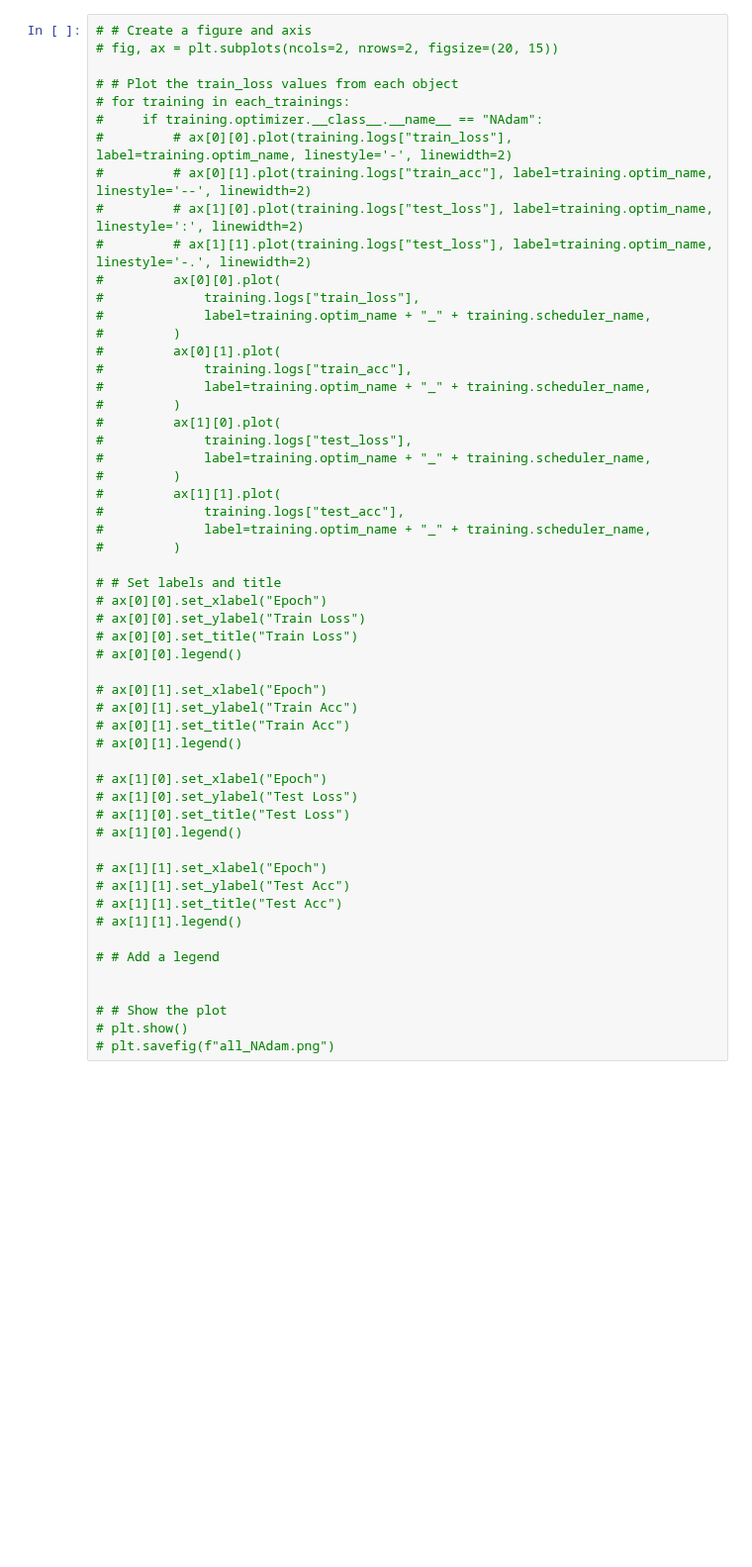
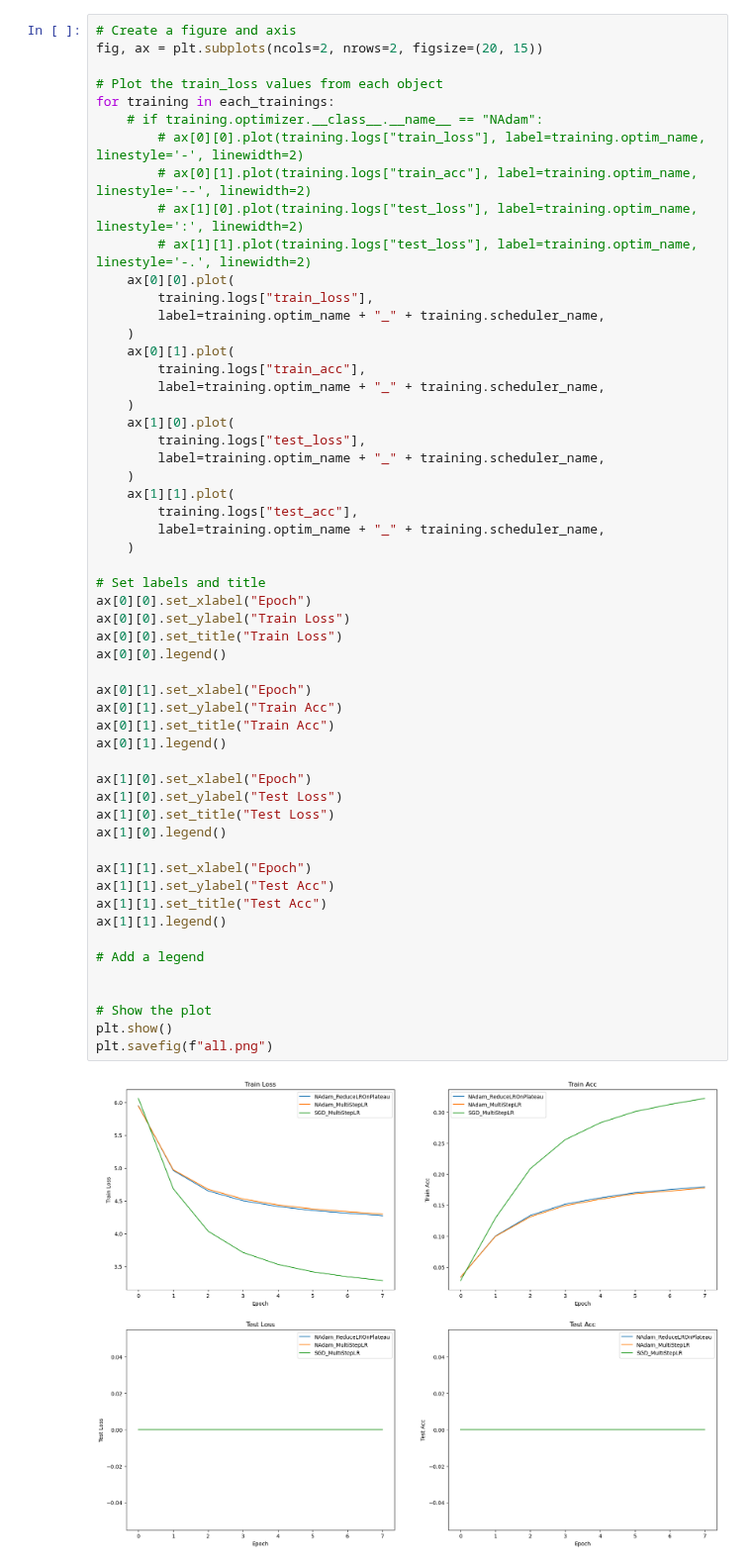
Before and after one commit to jiho264/MyResNet, a Jupyter notebook: models/2-5-MyResNet34_ImageNet2012_Multi/multi_log_viewer.ipynb, the cells around one changed output. Shown at 99% size. Saved outputs shown, nothing was run; the diff lists cells and outputs as text; blank space fills up the shorter version.

Commit message:
update 2-3 figure

```diff
--- a/models/2-5-MyResNet34_ImageNet2012_Multi/multi_log_viewer.ipynb
+++ b/models/2-5-MyResNet34_ImageNet2012_Multi/multi_log_viewer.ipynb
@@ -309,57 +349,59 @@ Current learning rate: 0.002
 # plt.show()
 # plt.savefig(f"all_SGD.png")
 # %%
-# # Create a figure and axis
-# fig, ax = plt.subplots(ncols=2, nrows=2, figsize=(20, 15))
+# Create a figure and axis
+fig, ax = plt.subplots(ncols=2, nrows=2, figsize=(20, 15))
 
-# # Plot the train_loss values from each object
-# for training in each_trainings:
-#     if training.optimizer.__class__.__name__ == "NAdam":
-#         # ax[0][0].plot(training.logs["train_loss"], label=training.optim_name, linestyle='-', linewidth=2)
-#         # ax[0][1].plot(training.logs["train_acc"], label=training.optim_name, linestyle='--', linewidth=2)
-#         # ax[1][0].plot(training.logs["test_loss"], label=training.optim_name, linestyle=':', linewidth=2)
-#         # ax[1][1].plot(training.logs["test_loss"], label=training.optim_name, linestyle='-.', linewidth=2)
-#         ax[0][0].plot(
-#             training.logs["train_loss"],
-#             label=training.optim_name + "_" + training.scheduler_name,
-#         )
-#         ax[0][1].plot(
-#             training.logs["train_acc"],
-#             label=training.optim_name + "_" + training.scheduler_name,
-#         )
-#         ax[1][0].plot(
-#             training.logs["test_loss"],
-#             label=training.optim_name + "_" + training.scheduler_name,
-#         )
-#         ax[1][1].plot(
-#             training.logs["test_acc"],
-#             label=training.optim_name + "_" + training.scheduler_name,
-#         )
+# Plot the train_loss values from each object
+for training in each_trainings:
+    # if training.optimizer.__class__.__name__ == "NAdam":
+        # ax[0][0].plot(training.logs["train_loss"], label=training.optim_name, linestyle='-', linewidth=2)
+        # ax[0][1].plot(training.logs["train_acc"], label=training.optim_name, linestyle='--', linewidth=2)
+        # ax[1][0].plot(training.logs["test_loss"], label=training.optim_name, linestyle=':', linewidth=2)
+        # ax[1][1].plot(training.logs["test_loss"], label=training.optim_name, linestyle='-.', linewidth=2)
+    ax[0][0].plot(
+        training.logs["train_loss"],
+        label=training.optim_name + "_" + training.scheduler_name,
+    )
+    ax[0][1].plot(
+        training.logs["train_acc"],
+        label=training.optim_name + "_" + training.scheduler_name,
+    )
+    ax[1][0].plot(
+        training.logs["test_loss"],
+        label=training.optim_name + "_" + training.scheduler_name,
+    )
+    ax[1][1].plot(
+        training.logs["test_acc"],
+        label=training.optim_name + "_" + training.scheduler_name,
+    )
 
-# # Set labels and title
-# ax[0][0].set_xlabel("Epoch")
-# ax[0][0].set_ylabel("Train Loss")
-# ax[0][0].set_title("Train Loss")
-# ax[0][0].legend()
+# Set labels and title
+ax[0][0].set_xlabel("Epoch")
+ax[0][0].set_ylabel("Train Loss")
+ax[0][0].set_title("Train Loss")
+ax[0][0].legend()
 
-# ax[0][1].set_xlabel("Epoch")
-# ax[0][1].set_ylabel("Train Acc")
-# ax[0][1].set_title("Train Acc")
-# ax[0][1].legend()
+ax[0][1].set_xlabel("Epoch")
+ax[0][1].set_ylabel("Train Acc")
+ax[0][1].set_title("Train Acc")
+ax[0][1].legend()
 
-# ax[1][0].set_xlabel("Epoch")
-# ax[1][0].set_ylabel("Test Loss")
-# ax[1][0].set_title("Test Loss")
-# ax[1][0].legend()
+ax[1][0].set_xlabel("Epoch")
+ax[1][0].set_ylabel("Test Loss")
+ax[1][0].set_title("Test Loss")
+ax[1][0].legend()
 
-# ax[1][1].set_xlabel("Epoch")
-# ax[1][1].set_ylabel("Test Acc")
-# ax[1][1].set_title("Test Acc")
-# ax[1][1].legend()
+ax[1][1].set_xlabel("Epoch")
+ax[1][1].set_ylabel("Test Acc")
+ax[1][1].set_title("Test Acc")
+ax[1][1].legend()
 
-# # Add a legend
+# Add a legend
 
 
-# # Show the plot
-# plt.show()
-# plt.savefig(f"all_NAdam.png")
+# Show the plot
+plt.show()
+plt.savefig(f"all.png")
+# %% [output]
+[figure, added]
```
Also changed, not shown: parts of 4 cells of this notebook, 6 other files.
